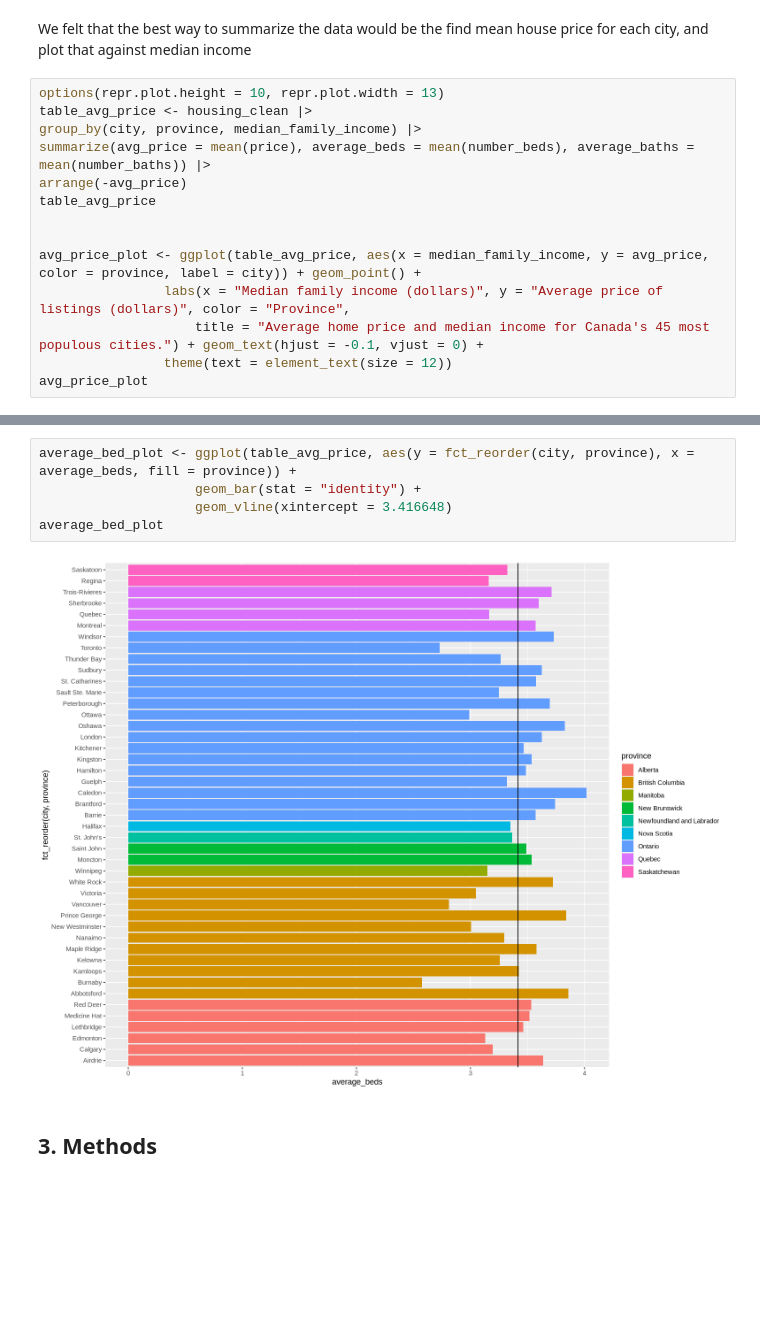
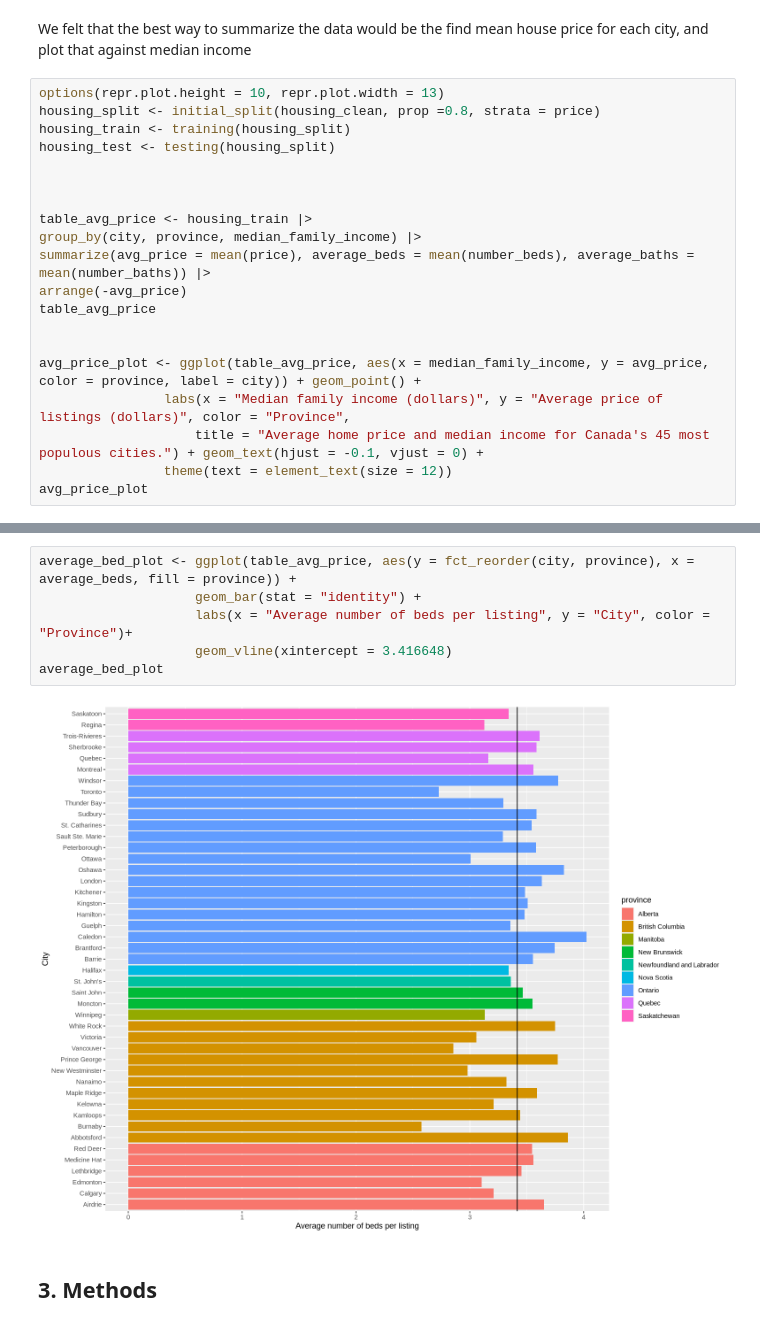
Before and after one commit to slappyslop/dsci-100-002-033, a Jupyter notebook: group_proj_proposal.ipynb, the cells around one changed output, grey strips where cells are left out. Cells and saved outputs as stored; diff of their text form; blank space fills up the shorter version.

```diff
--- a/group_proj_proposal.ipynb
+++ b/group_proj_proposal.ipynb
@@ -80,7 +80,13 @@ housing_clean <- housing_filter |> filter(!(city %in% c("Saskatoon", "Winnipeg",
 We felt that the best way to summarize the data would be the find mean house price for each city, and plot that against median income
 # %%
 options(repr.plot.height = 10, repr.plot.width = 13)
-table_avg_price <- housing_clean |>
+housing_split <- initial_split(housing_clean, prop =0.8, strata = price)
+housing_train <- training(housing_split)
+housing_test <- testing(housing_split)
+
+
+
+table_avg_price <- housing_train |>
 group_by(city, province, median_family_income) |>
 summarize(avg_price = mean(price), average_beds = mean(number_beds), average_baths = mean(number_baths)) |>
 arrange(-avg_price)
@@ -113,10 +119,11 @@ We wanted to look at the nature of housing supply for each city
 # %%
 average_bed_plot <- ggplot(table_avg_price, aes(y = fct_reorder(city, province), x = average_beds, fill = province)) +
                     geom_bar(stat = "identity") +
+                    labs(x = "Average number of beds per listing", y = "City", color = "Province")+
                     geom_vline(xintercept = 3.416648)
 average_bed_plot
 # %% [output]
-[figure, old version]
+[figure, new version]
 # %% [markdown]
 ## 3. Methods
 # %% [markdown]
```
Also changed, not shown: parts of 5 cells of this notebook.
